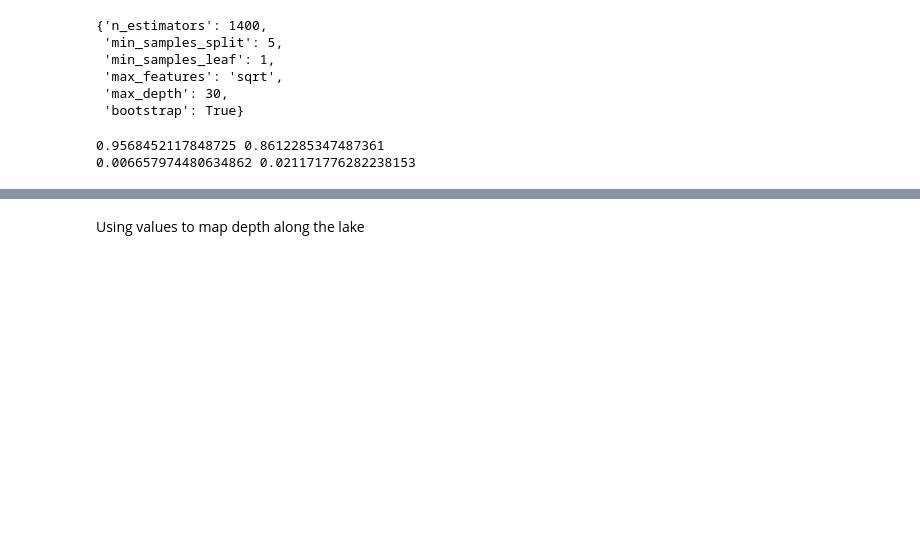
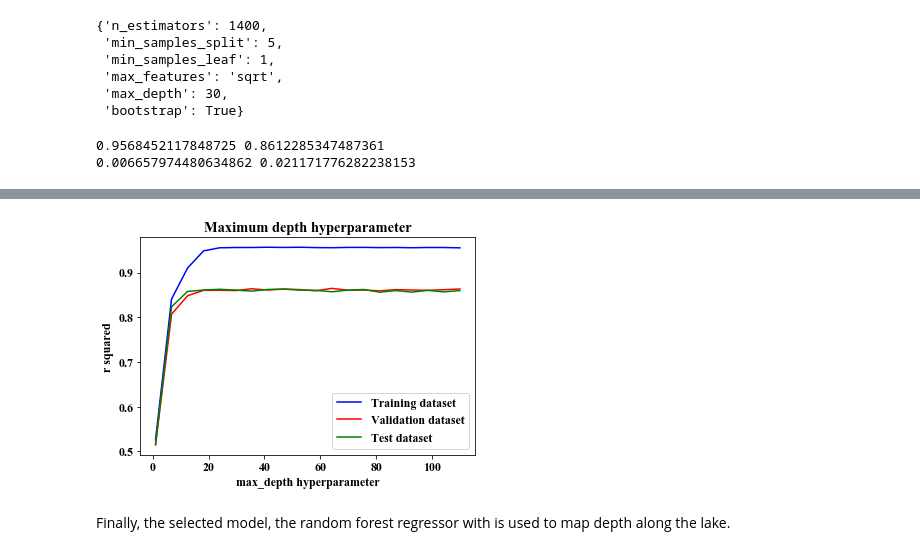
Before and after one commit to yasminghd/2022_ML_Earth_Env_Sci, a Jupyter notebook: Project.ipynb, the cells around one changed output, grey strips where cells are left out. Drawn from its saved outputs; the diff is of its cells as text; code cells hidden in the pictures; blank space fills up the shorter version.

```diff
--- a/Project.ipynb
+++ b/Project.ipynb
@@ -255,3 +291,34 @@ print(mean_squared_error(y_train, regr0.predict(X_train)), mean_squared_error(y_
 # %% [output]
 0.9568452117848725 0.8612285347487361
 0.006657974480634862 0.021171776282238153
+# %%
+est = np.linspace(start = 1, stop = 200, num = 20)
+md = np.linspace(1, 110, num = 20)
+# %%
+# Use the random grid to search for best hyperparameters
+# First create the base model to tune
+
+r2_train = []
+r2_valid = []
+r2_test = []
+err_train = []
+err_valid = []
+err_test = []
+counter = 0
+# Random search of parameters, using 3 fold cross validation,
+# search across 100 different combinations, and use all available cores
+import time
+start = time.time()
+for i in md:
+    regr1 = RandomForestRegressor(n_estimators = 100, min_samples_split = 5, min_samples_leaf = 1, max_features = 'sqrt', max_depth = int(i), bootstrap = True)
+    regr1.fit(X_train, y_train)
+    r2_train.append(r2_score(y_train, regr1.predict(X_train)))
+    r2_valid.append(r2_score(y_valid, regr1.predict(X_valid)))
+    r2_test.append(r2_score(y_test, regr1.predict(X_test)))
+    err_train.append(mean_squared_error(y_train, regr1.predict(X_train)))
+    err_valid.append(mean_squared_error(y_train, regr1.predict(X_train)))
+    err_test.append(mean_squared_error(y_test, regr1.predict(X_test)))
+    print(i)
+    counter = counter + 1
+duration = time.time() - start
+print(duration)
@@ -258,5 +347,17 @@ print(mean_squared_error(y_train, regr0.predict(X_train)), mean_squared_error(y_
+# %%
+plt.plot(md, r2_train, "-b", label="Training dataset")
+plt.plot(md, r2_valid, "-r", label="Validation dataset")
+plt.plot(md, r2_test, "-g", label="Test dataset")
+plt.legend(loc="lower right")
+
+plt.title("Maximum depth hyperparameter")
+plt.ylabel('r squared')
+plt.xlabel('max_depth hyperparameter')
+plt.show()
+# %% [output]
+[figure, added]
 # %% [markdown]
-Using values to map depth along the lake
+Finally, the selected model, the random forest regressor with is used to map depth along the lake.
 # %%
 def load_img_from_folder(folder):
     images = []
```
Also changed, not shown: parts of 55 cells of this notebook.
